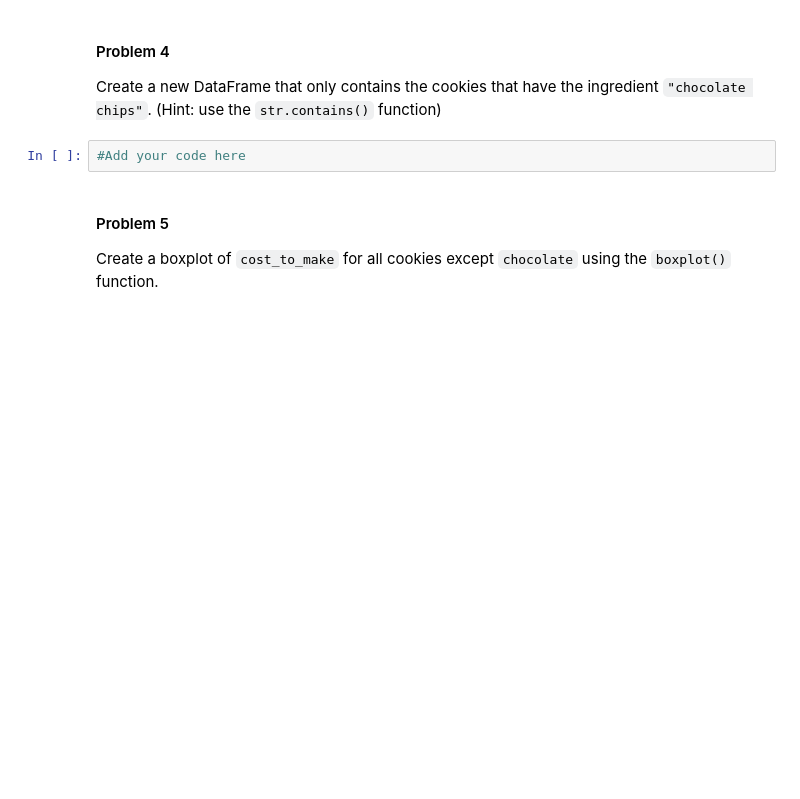
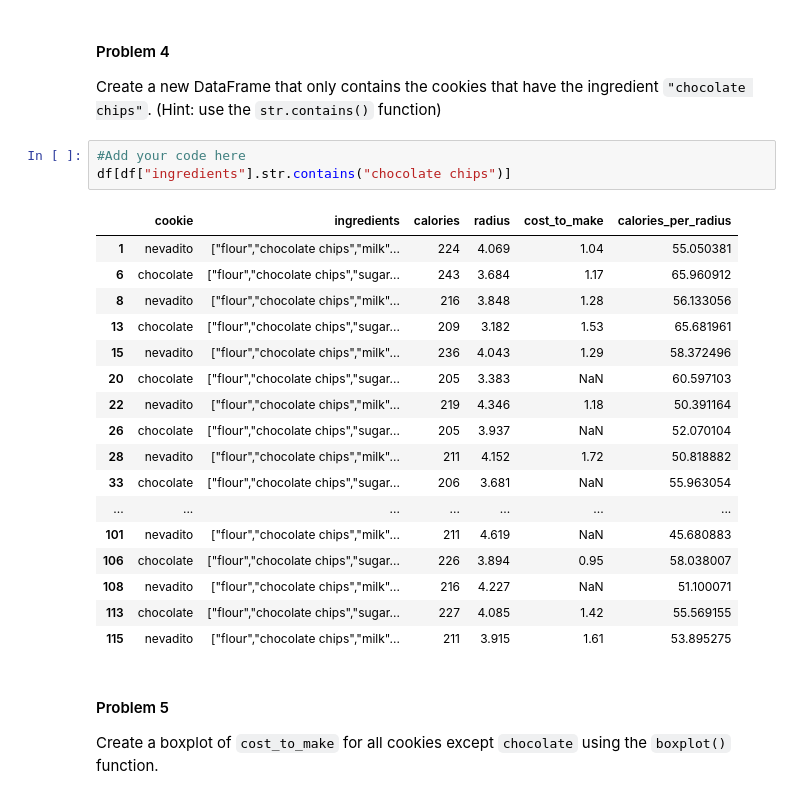
Before and after one commit to gallettilance/CS506-Spring2023, a Jupyter notebook: labs/02-lab/lab02.ipynb, the cells around one changed output. Saved outputs shown, nothing was run; the diff lists cells and outputs as text; blank space fills up the shorter version.

```diff
--- a/labs/02-lab/lab02.ipynb
+++ b/labs/02-lab/lab02.ipynb
@@ -340,6 +365,25 @@ Group the data by the `cookie` column, and find the average radius of each cooki
 Create a new DataFrame that only contains the cookies that have the ingredient `"chocolate chips"`. (Hint: use the `str.contains()` function)
 # %%
 #Add your code here
+df[df["ingredients"].str.contains("chocolate chips")]
+# %% [output]
+|  | cookie | ingredients | calories | radius | cost_to_make | calories_per_radius |
+| 1 | nevadito | ["flour","chocolate chips","milk"... | 224 | 4.069 | 1.04 | 55.050381 |
+| 6 | chocolate | ["flour","chocolate chips","sugar... | 243 | 3.684 | 1.17 | 65.960912 |
+| 8 | nevadito | ["flour","chocolate chips","milk"... | 216 | 3.848 | 1.28 | 56.133056 |
+| 13 | chocolate | ["flour","chocolate chips","sugar... | 209 | 3.182 | 1.53 | 65.681961 |
+| 15 | nevadito | ["flour","chocolate chips","milk"... | 236 | 4.043 | 1.29 | 58.372496 |
+| 20 | chocolate | ["flour","chocolate chips","sugar... | 205 | 3.383 | NaN | 60.597103 |
+| 22 | nevadito | ["flour","chocolate chips","milk"... | 219 | 4.346 | 1.18 | 50.391164 |
+| 26 | chocolate | ["flour","chocolate chips","sugar... | 205 | 3.937 | NaN | 52.070104 |
+| 28 | nevadito | ["flour","chocolate chips","milk"... | 211 | 4.152 | 1.72 | 50.818882 |
+| 33 | chocolate | ["flour","chocolate chips","sugar... | 206 | 3.681 | NaN | 55.963054 |
+| ... | ... | ... | ... | ... | ... | ... |
+| 101 | nevadito | ["flour","chocolate chips","milk"... | 211 | 4.619 | NaN | 45.680883 |
+| 106 | chocolate | ["flour","chocolate chips","sugar... | 226 | 3.894 | 0.95 | 58.038007 |
+| 108 | nevadito | ["flour","chocolate chips","milk"... | 216 | 4.227 | NaN | 51.100071 |
+| 113 | chocolate | ["flour","chocolate chips","sugar... | 227 | 4.085 | 1.42 | 55.569155 |
+| 115 | nevadito | ["flour","chocolate chips","milk"... | 211 | 3.915 | 1.61 | 53.895275 |
 # %% [markdown]
 #### Problem 5
 
```
Also changed, not shown: parts of 7 cells of this notebook.
